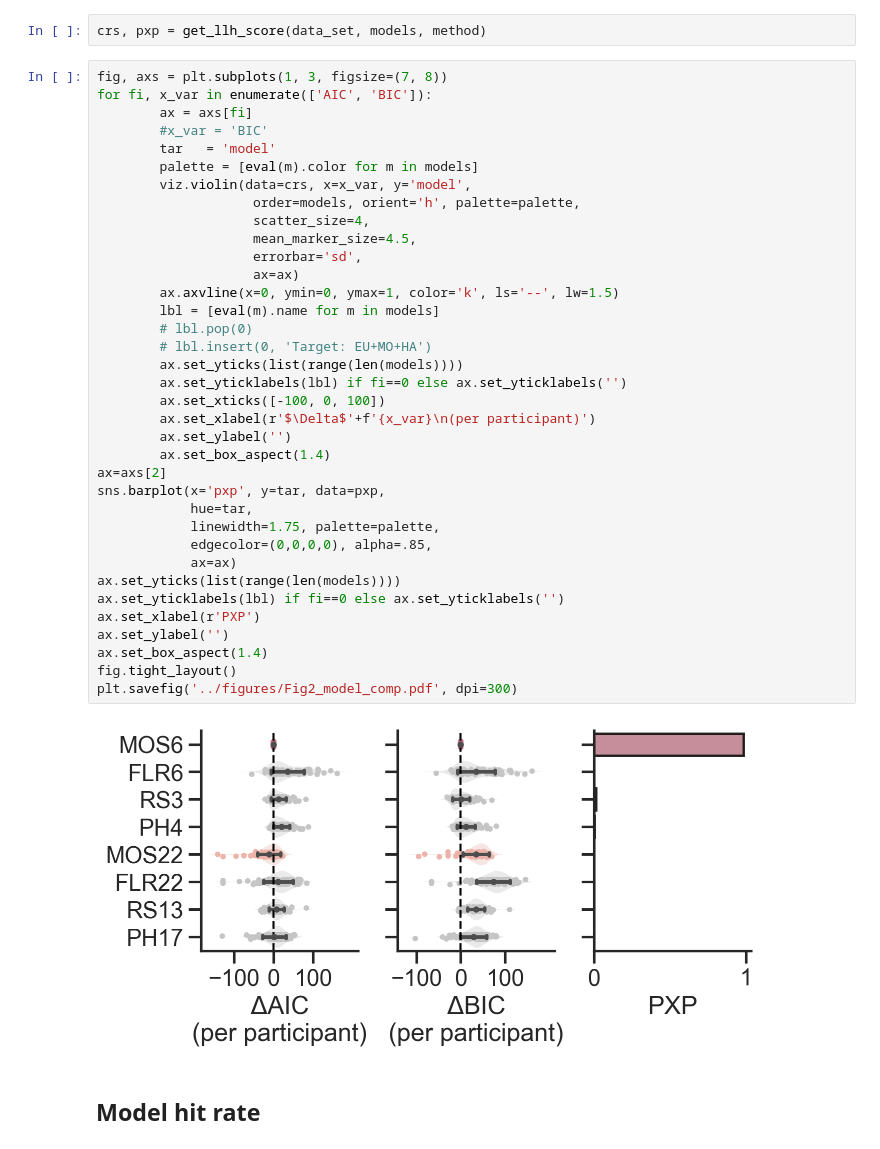
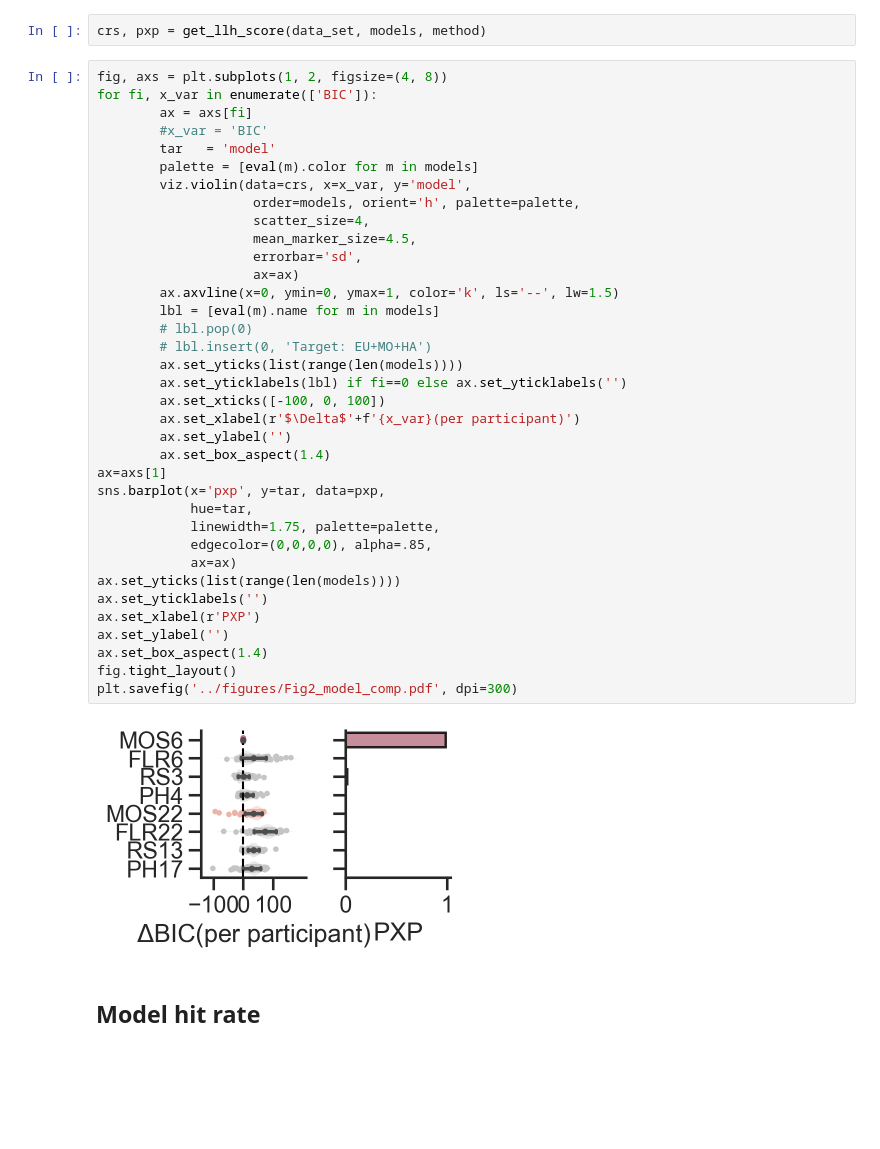
Before and after one commit to fangzefunny/policy-analysis, a Jupyter notebook: visualize/Fig3_model_compare.ipynb, the cells around one changed output. Cells and saved outputs as stored; diff of their text form; blank space fills up the shorter version.

```diff
--- a/visualize/Fig3_model_compare.ipynb
+++ b/visualize/Fig3_model_compare.ipynb
@@ -88,43 +88,43 @@ def get_llh_score(data_set, models, method):
 # %%
 crs, pxp = get_llh_score(data_set, models, method)
 # %%
-fig, axs = plt.subplots(1, 3, figsize=(7, 8))
-for fi, x_var in enumerate(['AIC', 'BIC']):
+fig, axs = plt.subplots(1, 2, figsize=(4, 8))
+for fi, x_var in enumerate(['BIC']):
         ax = axs[fi]
         #x_var = 'BIC'
         tar   = 'model'
         palette = [eval(m).color for m in models]
         viz.violin(data=crs, x=x_var, y='model',
                     order=models, orient='h', palette=palette,
                     scatter_size=4,
                     mean_marker_size=4.5,
                     errorbar='sd',
                     ax=ax)
         ax.axvline(x=0, ymin=0, ymax=1, color='k', ls='--', lw=1.5)
         lbl = [eval(m).name for m in models]
         # lbl.pop(0)
         # lbl.insert(0, 'Target: EU+MO+HA')
         ax.set_yticks(list(range(len(models))))
         ax.set_yticklabels(lbl) if fi==0 else ax.set_yticklabels('')
         ax.set_xticks([-100, 0, 100])
-        ax.set_xlabel(r'$\Delta$'+f'{x_var}\n(per participant)')
+        ax.set_xlabel(r'$\Delta$'+f'{x_var}(per participant)')
         ax.set_ylabel('')
         ax.set_box_aspect(1.4)
-ax=axs[2]
+ax=axs[1]
 sns.barplot(x='pxp', y=tar, data=pxp,
             hue=tar,
             linewidth=1.75, palette=palette,
             edgecolor=(0,0,0,0), alpha=.85,
             ax=ax)
 ax.set_yticks(list(range(len(models))))
-ax.set_yticklabels(lbl) if fi==0 else ax.set_yticklabels('')
+ax.set_yticklabels('')
 ax.set_xlabel(r'PXP')
 ax.set_ylabel('')
 ax.set_box_aspect(1.4)
 fig.tight_layout()
 plt.savefig('../figures/Fig2_model_comp.pdf', dpi=300)
 # %% [output]
-[figure, old version]
+[figure, new version]
 # %% [markdown]
 ## Model hit rate
 # %%
```
Also changed, not shown: parts of 6 cells of this notebook, 10 other files.
